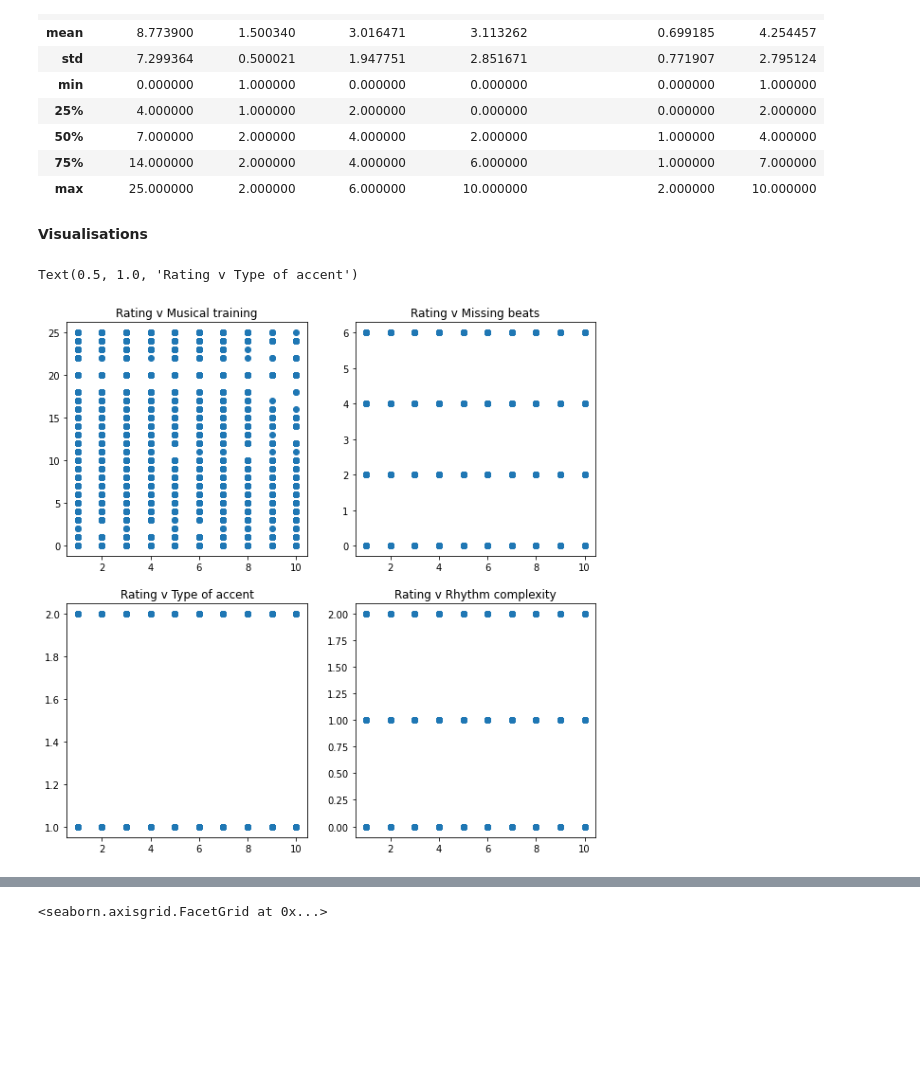
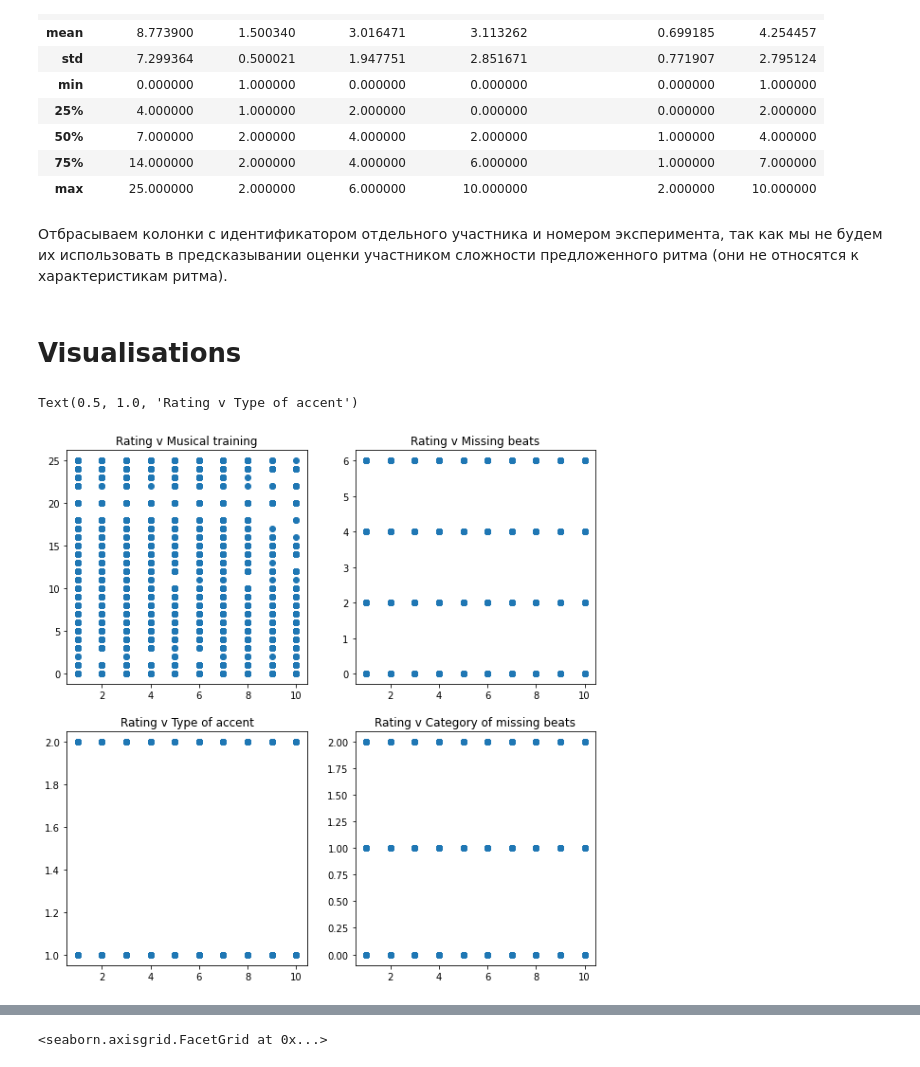
Before and after one commit to spacemancathy/ML-for-sci-data, a Jupyter notebook: ML_tasks_2nd_attempt.ipynb, the cells around one changed output, grey strips where cells are left out. Drawn from its saved outputs; the diff is of its cells as text; code cells hidden in the pictures; blank space fills up the shorter version.

```diff
--- a/ML_tasks_2nd_attempt.ipynb
+++ b/ML_tasks_2nd_attempt.ipynb
@@ -94,18 +98,20 @@ df1.describe()
 | 50% | 7.000000 | 2.000000 | 4.000000 | 2.000000 | 1.000000 | 4.000000 |
 | 75% | 14.000000 | 2.000000 | 4.000000 | 6.000000 | 1.000000 | 7.000000 |
 | max | 25.000000 | 2.000000 | 6.000000 | 10.000000 | 2.000000 | 10.000000 |
+# %% [markdown]
+Отбрасываем колонки с идентификатором отдельного участника и номером эксперимента, так как мы не будем их использовать в предсказывании оценки участником сложности предложенного ритма (они не относятся к характеристикам ритма).
 # %% [markdown]
-**Visualisations**
+# **Visualisations**
 # %%
 fig, axs = plt.subplots(2, 2, figsize=(10,10))
-axs[0, 0].scatter(df['Rating'], df1['Years_training'])
+axs[0, 0].scatter(df1['Rating'], df1['Years_training'])
 axs[0, 0].set_title('Rating v Musical training')
-axs[1, 1].scatter(df['Rating'], df1['Accents_offbeat_category'])
-axs[1, 1].set_title('Rating v Rhythm complexity')
-axs[0, 1].scatter(df['Rating'], df1['Beats_missing'])
+axs[1, 1].scatter(df1['Rating'], df1['Accents_offbeat_category'])
+axs[1, 1].set_title('Rating v Category of missing beats')
+axs[0, 1].scatter(df1['Rating'], df1['Beats_missing'])
 axs[0, 1].set_title('Rating v Missing beats')
-axs[1, 0].scatter(df['Rating'], df1['Accent_type'])
+axs[1, 0].scatter(df1['Rating'], df1['Accent_type'])
 axs[1, 0].set_title('Rating v Type of accent')
 # %% [output]
 Text(0.5, 1.0, 'Rating v Type of accent')
-[figure, old version]
+[figure, new version]
```
Also changed, not shown: parts of 20 cells of this notebook.
